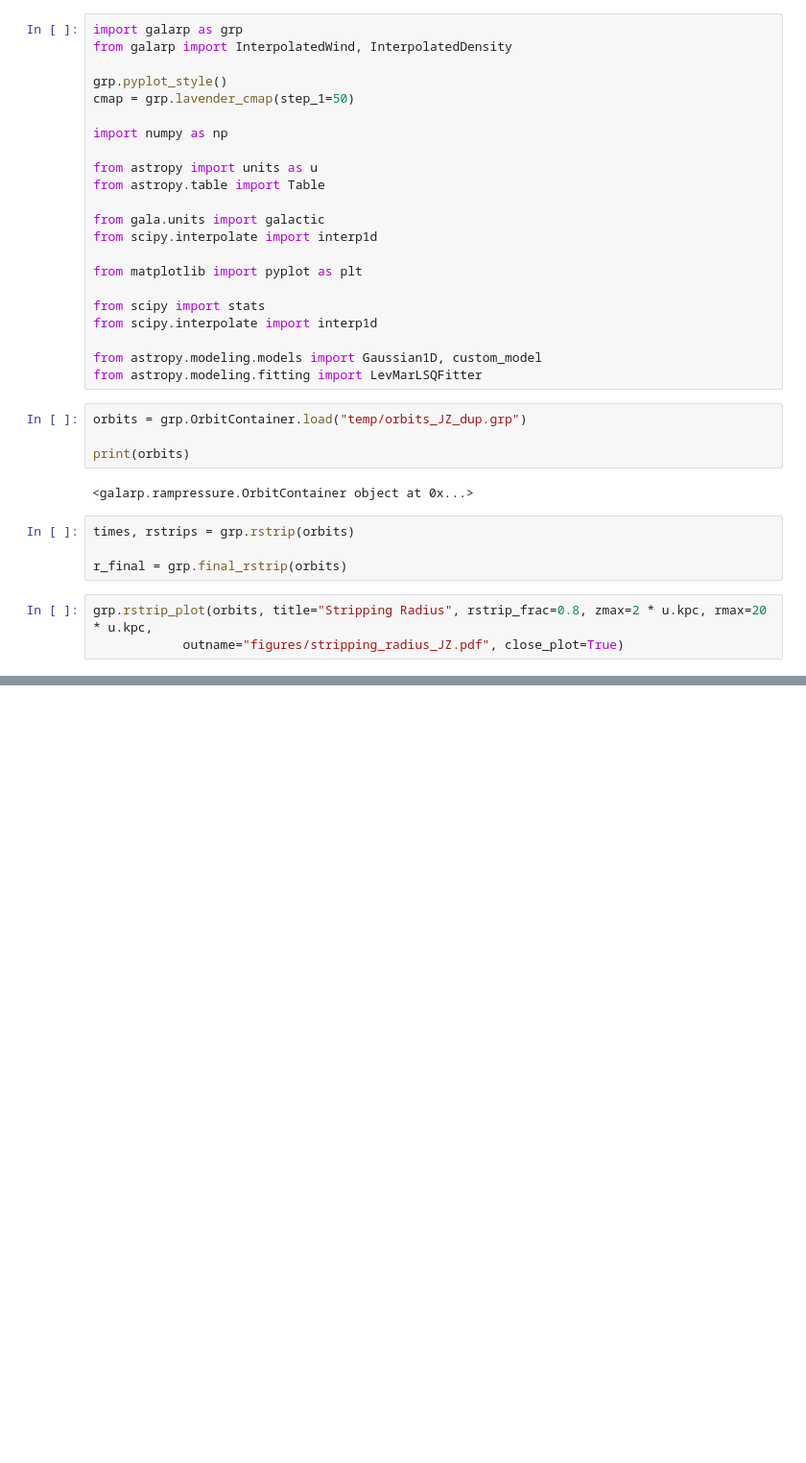
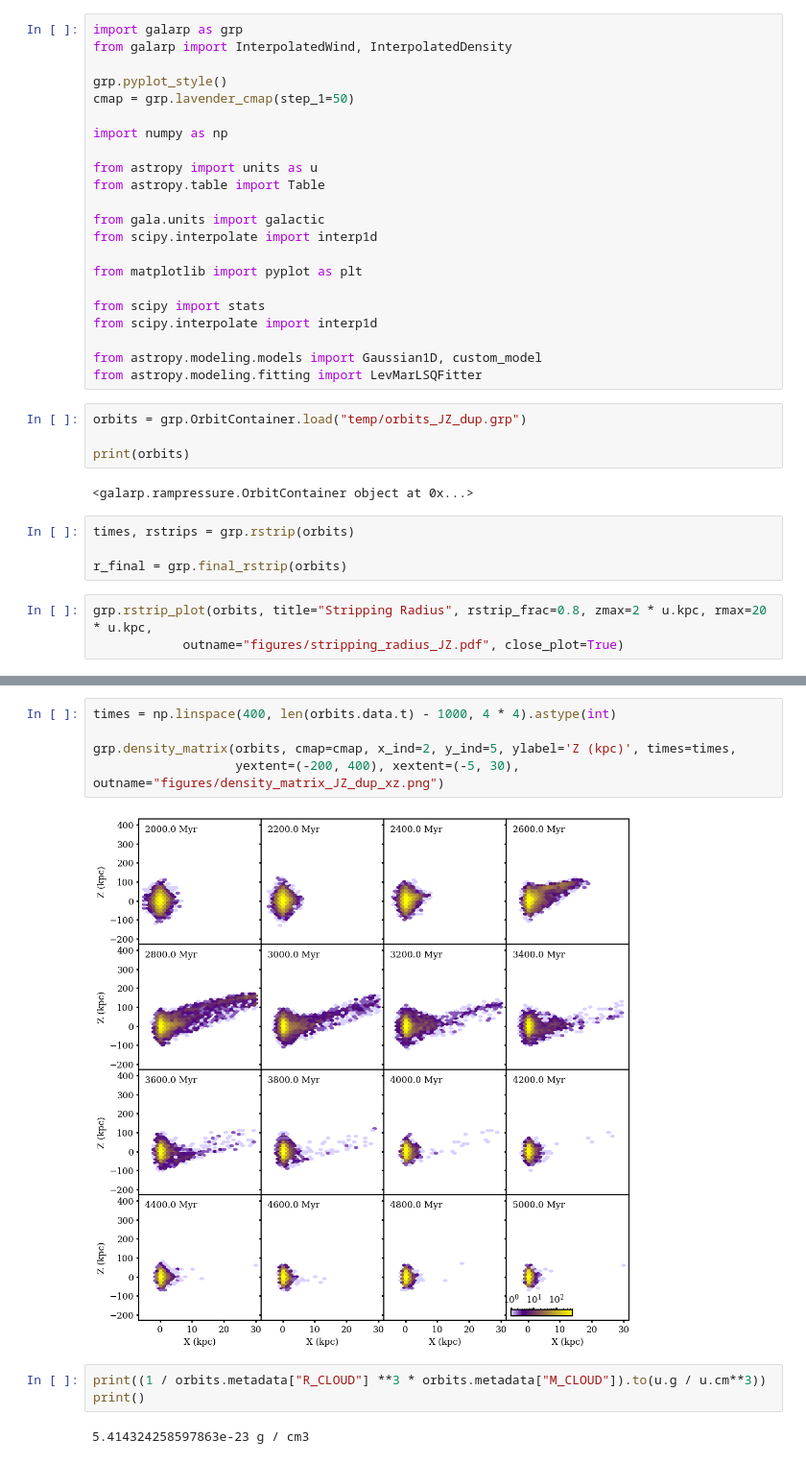
Before and after one commit to HSouch/galarp, a Jupyter notebook: paper/2-StrippingRadius.ipynb, the cells around one changed output, grey strips where cells are left out. Shown at 96% size. Drawn from its saved outputs; the diff is of its cells as text; blank space fills up the shorter version.

```diff
--- a/paper/2-StrippingRadius.ipynb
+++ b/paper/2-StrippingRadius.ipynb
@@ -63,0 +63,12 @@ grp.pyplot_3D_plot(orbits, nrows=2, ncols=2, tmin=450, tmax=800, cmap="rainbow",
+# %%
+times = np.linspace(400, len(orbits.data.t) - 1000, 4 * 4).astype(int)
+
+grp.density_matrix(orbits, cmap=cmap, x_ind=2, y_ind=5, ylabel='Z (kpc)', times=times,
+                   yextent=(-200, 400), xextent=(-5, 30), outname="figures/density_matrix_JZ_dup_xz.png")
+# %% [output]
+[figure, added]
+# %%
+print((1 / orbits.metadata["R_CLOUD"] **3 * orbits.metadata["M_CLOUD"]).to(u.g / u.cm**3))
+print()
+# %% [output]
+5.414324258597863e-23 g / cm3
```
Also changed, not shown: parts of 5 cells of this notebook, 1 other file.
